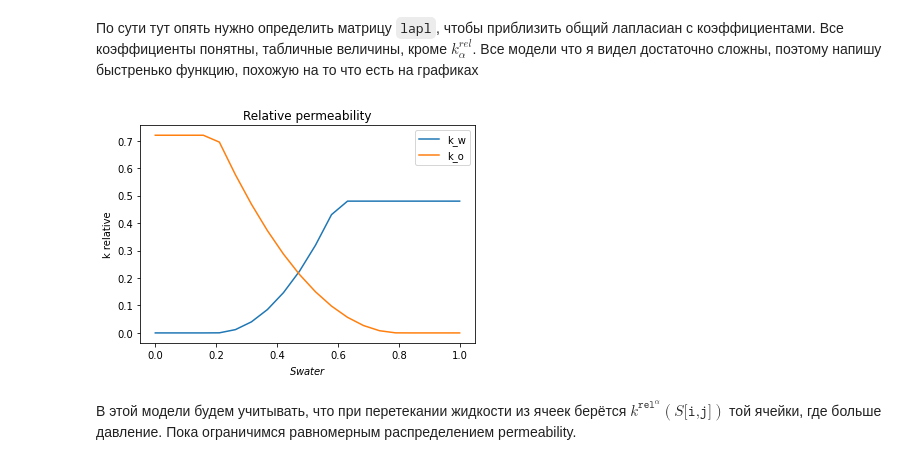
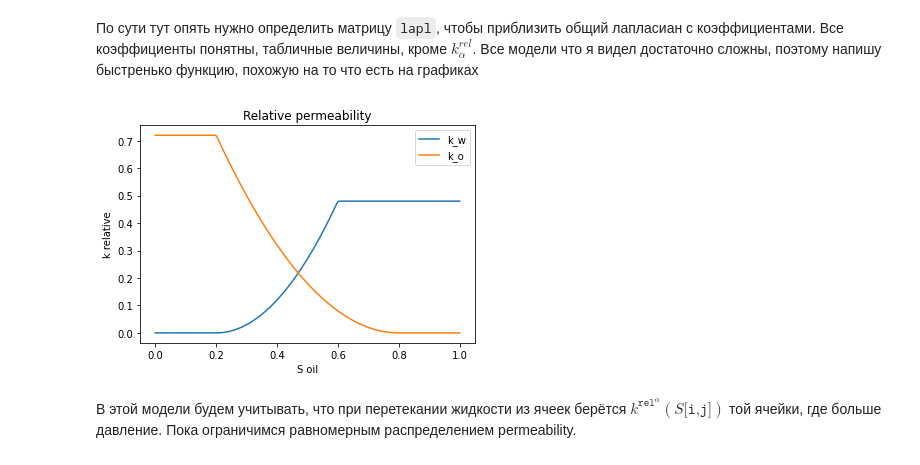
Before and after one commit to lemikhovalex/ReservoirModel, a Jupyter notebook: now_do_simple_models/05_1d_2liq.ipynb, the cells around one changed output. Cells and saved outputs as stored; diff of their text form; code cells hidden in the pictures.

```diff
--- a/now_do_simple_models/05_1d_2liq.ipynb
+++ b/now_do_simple_models/05_1d_2liq.ipynb
@@ -110,18 +112,18 @@ def k_rel_o(s):
         out = (trh_t - trh_b) ** 2
     return out * mult
 # %%
-ss = np.linspace(0, 1, 20)
+ss = np.linspace(0, 1, 200)
 k_rels_w = [k_rel_w(s) for s in ss]
 k_rels_o = [k_rel_o(1 - s) for s in ss]
 plt.plot(ss, k_rels_w, label='k_w')
 plt.plot(ss, k_rels_o, label='k_o')
-plt.xlabel('$S water$')
+plt.xlabel('S oil')
 plt.ylabel("k relative")
 plt.title('Relative permeability')
 plt.legend()
 plt.show()
 # %% [output]
-[figure, old version]
+[figure, new version]
 # %% [markdown]
 В этой модели будем учитывать, что при перетекании жидкости из ячеек берётся $k^{\texttt{rel}^{\alpha}}(S\texttt{[i,j]})$ той ячейки, где больше давление.
 Пока ограничимся равномерным распределением permeability.
```
Also changed, not shown: parts of 27 cells of this notebook, 1 other file.
